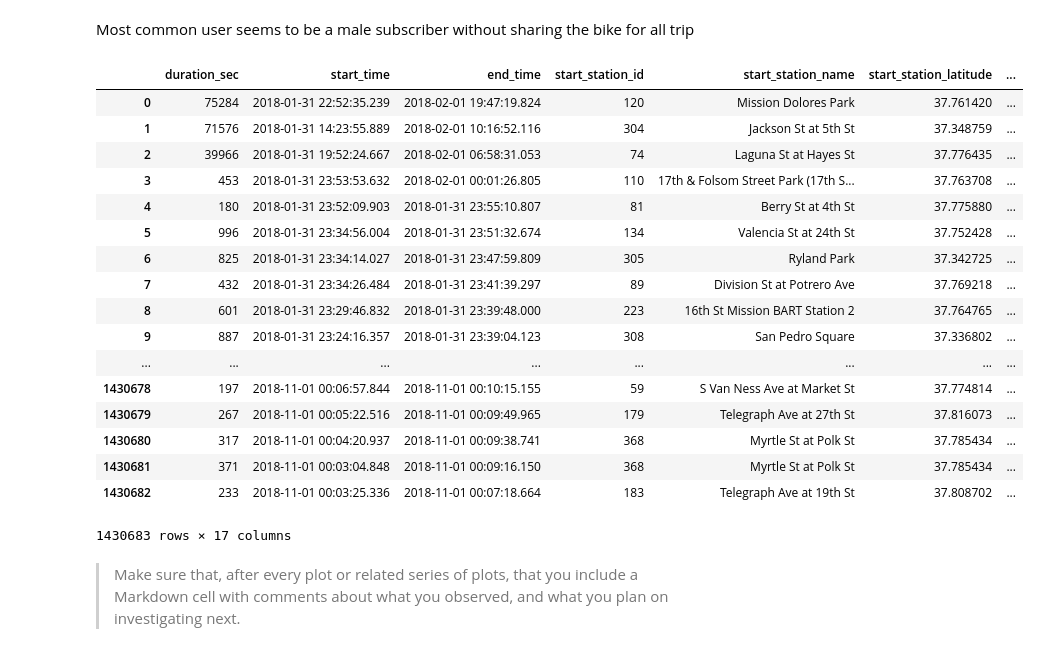
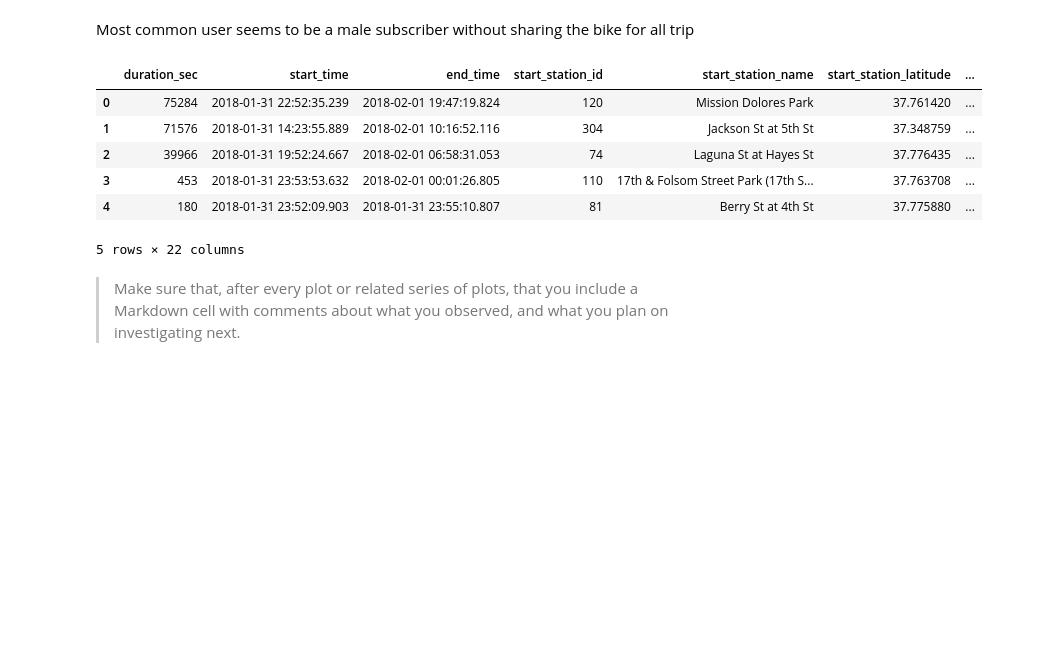
Before and after one commit to infoStunde/DAND-Project5, a Jupyter notebook: exploration_template.ipynb, the cells around one changed output. Saved outputs shown, nothing was run; the diff lists cells and outputs as text; code cells hidden in the pictures; blank space fills up the shorter version.

```diff
--- a/exploration_template.ipynb
+++ b/exploration_template.ipynb
@@ -124,26 +124,15 @@ sns.countplot(data=rides, x = 'bike_share_for_all_trip');
 # %% [markdown]
 Most common user seems to be a male subscriber without sharing the bike for all trip
 # %%
-rides
+rides.head()
 # %% [output]
 |  | duration_sec | start_time | end_time | start_station_id | start_station_name | start_station_latitude | ... |
 | 0 | 75284 | 2018-01-31 22:52:35.239 | 2018-02-01 19:47:19.824 | 120 | Mission Dolores Park | 37.761420 | ... |
 | 1 | 71576 | 2018-01-31 14:23:55.889 | 2018-02-01 10:16:52.116 | 304 | Jackson St at 5th St | 37.348759 | ... |
 | 2 | 39966 | 2018-01-31 19:52:24.667 | 2018-02-01 06:58:31.053 | 74 | Laguna St at Hayes St | 37.776435 | ... |
 | 3 | 453 | 2018-01-31 23:53:53.632 | 2018-02-01 00:01:26.805 | 110 | 17th & Folsom Street Park (17th S... | 37.763708 | ... |
 | 4 | 180 | 2018-01-31 23:52:09.903 | 2018-01-31 23:55:10.807 | 81 | Berry St at 4th St | 37.775880 | ... |
-| 5 | 996 | 2018-01-31 23:34:56.004 | 2018-01-31 23:51:32.674 | 134 | Valencia St at 24th St | 37.752428 | ... |
-| 6 | 825 | 2018-01-31 23:34:14.027 | 2018-01-31 23:47:59.809 | 305 | Ryland Park | 37.342725 | ... |
-| 7 | 432 | 2018-01-31 23:34:26.484 | 2018-01-31 23:41:39.297 | 89 | Division St at Potrero Ave | 37.769218 | ... |
-| 8 | 601 | 2018-01-31 23:29:46.832 | 2018-01-31 23:39:48.000 | 223 | 16th St Mission BART Station 2 | 37.764765 | ... |
-| 9 | 887 | 2018-01-31 23:24:16.357 | 2018-01-31 23:39:04.123 | 308 | San Pedro Square | 37.336802 | ... |
-| ... | ... | ... | ... | ... | ... | ... | ... |
-| 1430678 | 197 | 2018-11-01 00:06:57.844 | 2018-11-01 00:10:15.155 | 59 | S Van Ness Ave at Market St | 37.774814 | ... |
-| 1430679 | 267 | 2018-11-01 00:05:22.516 | 2018-11-01 00:09:49.965 | 179 | Telegraph Ave at 27th St | 37.816073 | ... |
-| 1430680 | 317 | 2018-11-01 00:04:20.937 | 2018-11-01 00:09:38.741 | 368 | Myrtle St at Polk St | 37.785434 | ... |
-| 1430681 | 371 | 2018-11-01 00:03:04.848 | 2018-11-01 00:09:16.150 | 368 | Myrtle St at Polk St | 37.785434 | ... |
-| 1430682 | 233 | 2018-11-01 00:03:25.336 | 2018-11-01 00:07:18.664 | 183 | Telegraph Ave at 19th St | 37.808702 | ... |
-1430683 rows × 17 columns
+5 rows × 22 columns
 # %% [markdown]
 > Make sure that, after every plot or related series of plots, that you
 include a Markdown cell with comments about what you observed, and what
```
Also changed, not shown: parts of 3 cells of this notebook, 1 other file.
